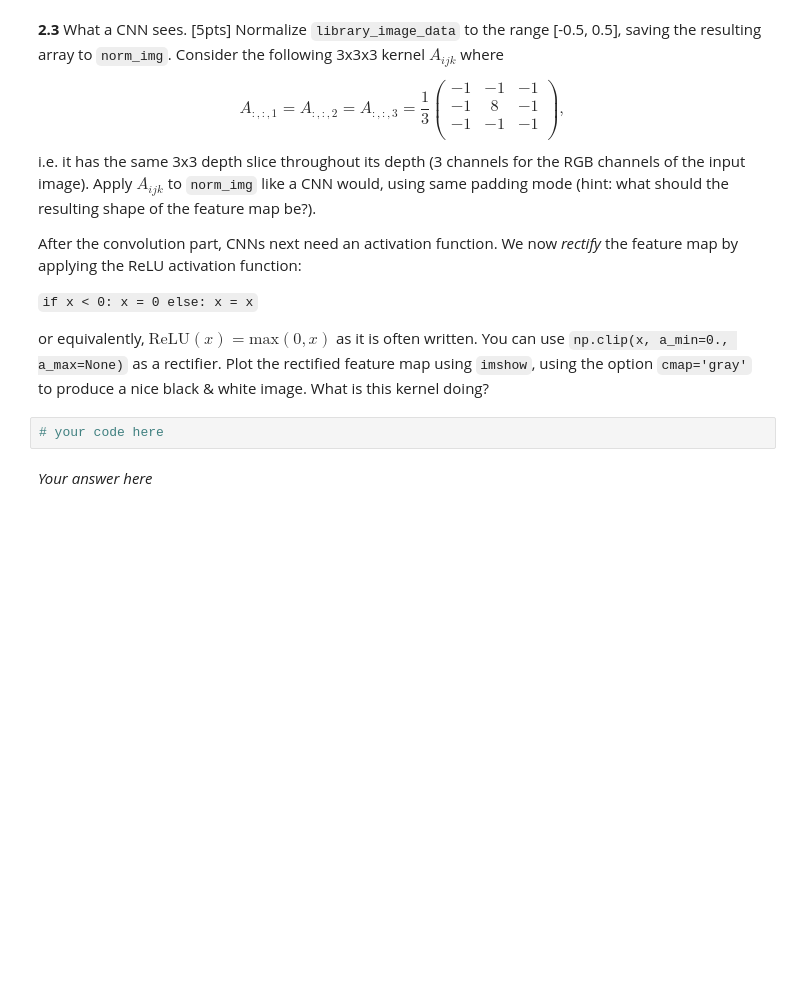
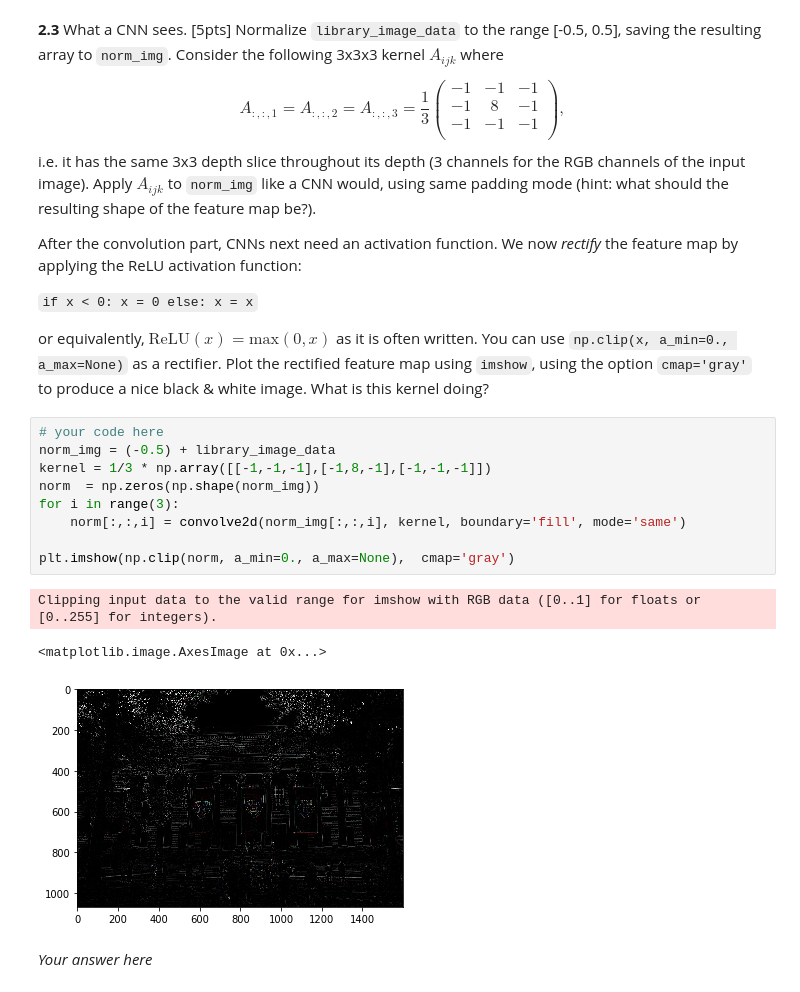
Before and after one commit to simonwarchol/2020-CS109B, a Jupyter notebook: content/homeworks/hw04/notebook/cs109b_hw4.ipynb, the cells around one changed output. Saved outputs shown, nothing was run; the diff lists cells and outputs as text; blank space fills up the shorter version.

```diff
--- a/content/homeworks/hw04/notebook/cs109b_hw4.ipynb
+++ b/content/homeworks/hw04/notebook/cs109b_hw4.ipynb
@@ -323,8 +423,19 @@ x = x
 `
 
 or equivalently, $\textrm{ReLU}(x) = \textrm{max}(0,x)$ as it is often written. You can use `np.clip(x, a_min=0., a_max=None)` as a rectifier. Plot the rectified feature map using `imshow`, using the option `cmap='gray'` to produce a nice black & white image. What is this kernel doing?
-# %%
-# your code here
+# %%
+# your code here
+norm_img = (-0.5) + library_image_data
+kernel = 1/3 * np.array([[-1,-1,-1],[-1,8,-1],[-1,-1,-1]])
+norm  = np.zeros(np.shape(norm_img))
+for i in range(3):
+    norm[:,:,i] = convolve2d(norm_img[:,:,i], kernel, boundary='fill', mode='same')
+
+plt.imshow(np.clip(norm, a_min=0., a_max=None),  cmap='gray')
+# %% [output]
+Clipping input data to the valid range for imshow with RGB data ([0..1] for floats or [0..255] for integers).
+<matplotlib.image.AxesImage at 0x...>
+[figure, added]
 # %% [markdown]
 *Your answer here*
 # %% [markdown]
```
Also changed, not shown: parts of 9 cells of this notebook.
